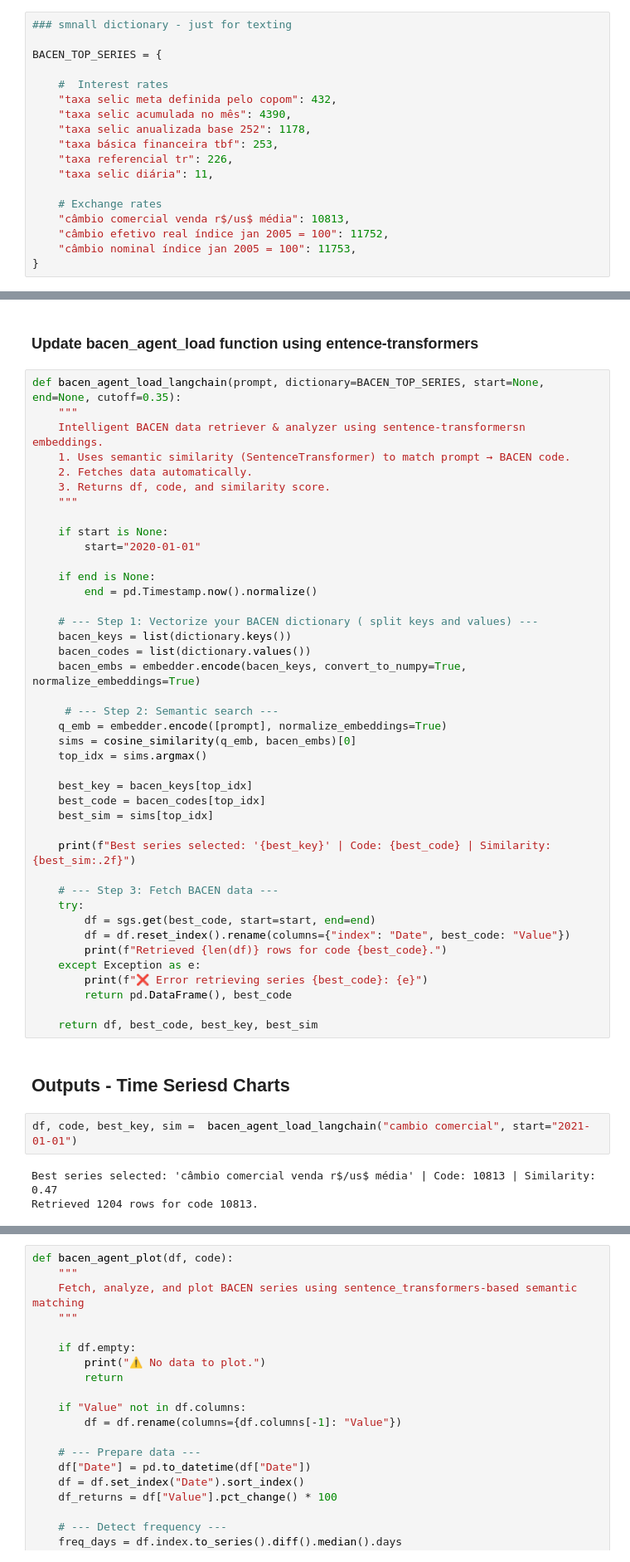
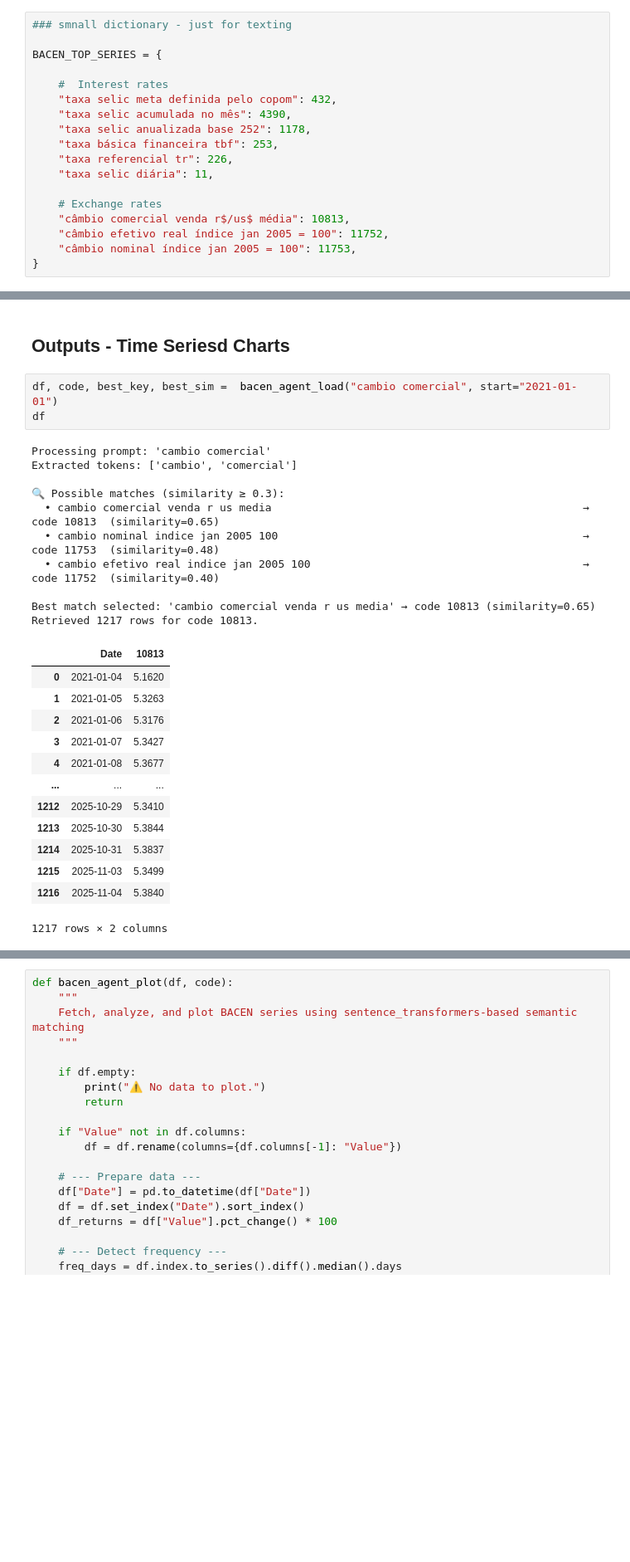
Before and after one commit to maxcardosoderesende/Projects_WSL, a Jupyter notebook: NLP/AI_Agent_Bacen/nlp_bacen_classification.ipynb, the cells around one changed output, grey strips where cells are left out. Shown: that part at 83% size. Drawn from its saved outputs; the diff is of its cells as text; blank space fills up the shorter version.

```diff
--- a/NLP/AI_Agent_Bacen/nlp_bacen_classification.ipynb
+++ b/NLP/AI_Agent_Bacen/nlp_bacen_classification.ipynb
@@ -472,50 +381,29 @@ Best series selected: 'taxa selic diária' | Code: 11 | Similarity: 0.66
-# %% [markdown]
-### Update bacen_agent_load function using entence-transformers
-# %%
-def bacen_agent_load_langchain(prompt, dictionary=BACEN_TOP_SERIES, start=None, end=None, cutoff=0.35):
-    """
-    Intelligent BACEN data retriever & analyzer using sentence-transformersn embeddings.
-    1. Uses semantic similarity (SentenceTransformer) to match prompt → BACEN code.
-    2. Fetches data automatically.
-    3. Returns df, code, and similarity score.
-    """
-
-    if start is None:
-        start="2020-01-01"
-
-    if end is None:
-        end = pd.Timestamp.now().normalize()
-
-    # --- Step 1: Vectorize your BACEN dictionary ( split keys and values) ---
-    bacen_keys = list(dictionary.keys())
-    bacen_codes = list(dictionary.values())
-    bacen_embs = embedder.encode(bacen_keys, convert_to_numpy=True, normalize_embeddings=True)
-
-     # --- Step 2: Semantic search ---
-    q_emb = embedder.encode([prompt], normalize_embeddings=True)
-    sims = cosine_similarity(q_emb, bacen_embs)[0]
-    top_idx = sims.argmax()
-
-    best_key = bacen_keys[top_idx]
-    best_code = bacen_codes[top_idx]
-    best_sim = sims[top_idx]
-
-    print(f"Best series selected: '{best_key}' | Code: {best_code} | Similarity: {best_sim:.2f}")
-
-    # --- Step 3: Fetch BACEN data ---
-    try:
-        df = sgs.get(best_code, start=start, end=end)
-        df = df.reset_index().rename(columns={"index": "Date", best_code: "Value"})
-        print(f"Retrieved {len(df)} rows for code {best_code}.")
-    except Exception as e:
-        print(f"❌ Error retrieving series {best_code}: {e}")
-        return pd.DataFrame(), best_code
-
-    return df, best_code, best_key, best_sim
 # %% [markdown]
 ## Outputs - Time Seriesd Charts
 # %%
-df, code, best_key, sim =  bacen_agent_load_langchain("cambio comercial", start="2021-01-01")
+df, code, best_key, best_sim =  bacen_agent_load("cambio comercial", start="2021-01-01")
+df
 # %% [output]
-Best series selected: 'câmbio comercial venda r$/us$ média' | Code: 10813 | Similarity: 0.47
-Retrieved 1204 rows for code 10813.
+Processing prompt: 'cambio comercial'
+Extracted tokens: ['cambio', 'comercial']
+
+🔍 Possible matches (similarity ≥ 0.3):
+  • cambio comercial venda r us media                                                → code 10813  (similarity=0.65)
+  • cambio nominal indice jan 2005 100                                               → code 11753  (similarity=0.48)
+  • cambio efetivo real indice jan 2005 100                                          → code 11752  (similarity=0.40)
+
+Best match selected: 'cambio comercial venda r us media' → code 10813 (similarity=0.65)
+Retrieved 1217 rows for code 10813.
+|  | Date | 10813 |
+| 0 | 2021-01-04 | 5.1620 |
+| 1 | 2021-01-05 | 5.3263 |
+| 2 | 2021-01-06 | 5.3176 |
+| 3 | 2021-01-07 | 5.3427 |
+| 4 | 2021-01-08 | 5.3677 |
+| ... | ... | ... |
+| 1212 | 2025-10-29 | 5.3410 |
+| 1213 | 2025-10-30 | 5.3844 |
+| 1214 | 2025-10-31 | 5.3837 |
+| 1215 | 2025-11-03 | 5.3499 |
+| 1216 | 2025-11-04 | 5.3840 |
+1217 rows × 2 columns
```
Also changed, not shown: parts of 69 cells of this notebook, 9 other files.
